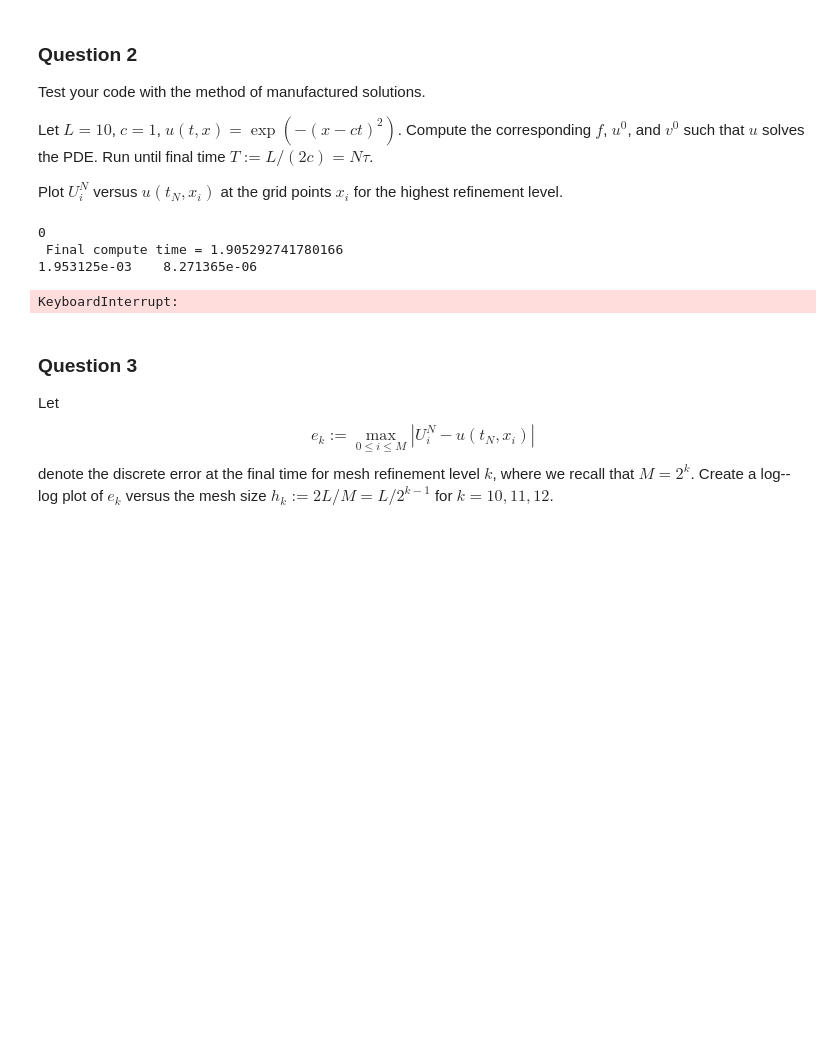
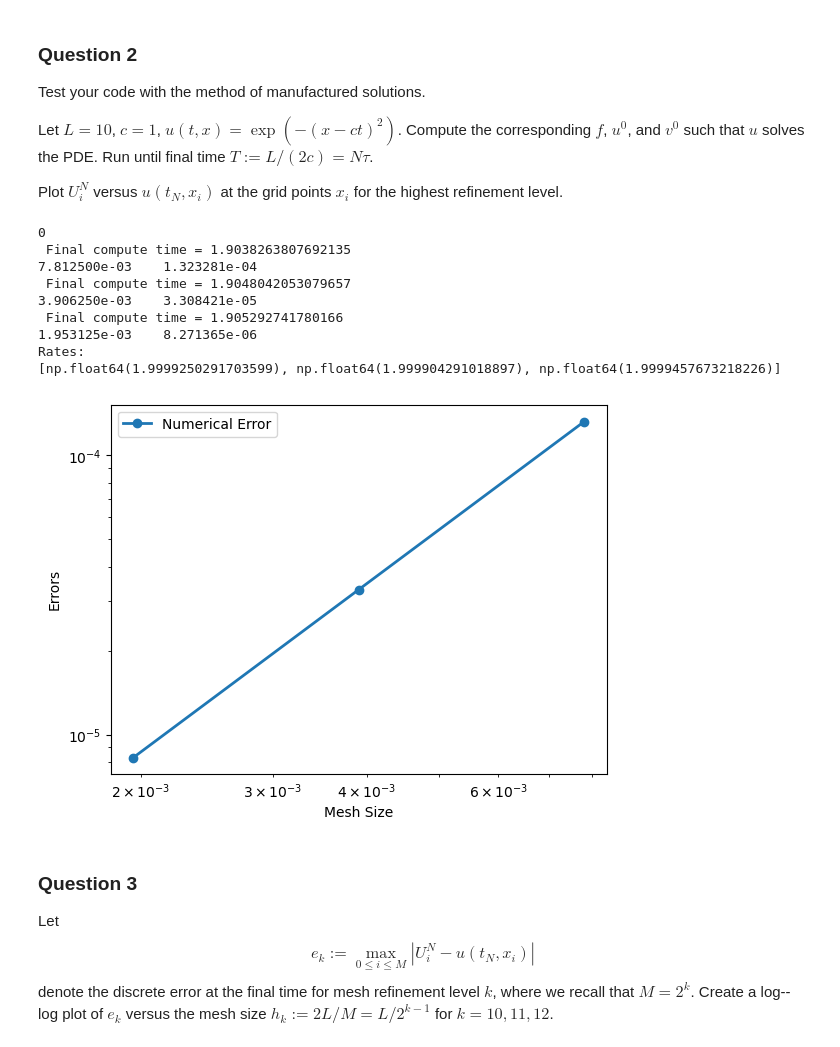
Before and after one commit to Gerbeset/pde_summer_school_2026_solitons, a Jupyter notebook: maya/soliton_project_template2.ipynb, the cells around one changed output. Drawn from its saved outputs; the diff is of its cells as text; code cells hidden in the pictures; blank space fills up the shorter version.

```diff
--- a/maya/soliton_project_template2.ipynb
+++ b/maya/soliton_project_template2.ipynb
@@ -20,7 +20,7 @@ $$
 ### Question 1
 Implement the finite difference scheme above for the wave equation with periodic boundary conditions.
 # %%
-def solve_wave_equation(L=1, c=1, k=12, boundary_type = "periodic", u_0 = u_0, v_0=v_0, f=f):
+def solve_wave_equation(L=1, c=1, k=12, boundary_type = "periodic", u_0=None, v_0=None, f=None):
     a = -L
     b = L
     T = (2 * np.pi) / np.sqrt((np.pi**2) + 1)
@@ -146,38 +146,50 @@ def test_wave_equation():
     b = L
     h_list = []
     e_list = []
+    rate_list = []
 
-    k_vals = [10,11,12]
+    k_vals = [8,9,10]
     for K in k_vals:
         M = 2**K
         h = (b - a) / (M)
         h_list.append(h)
 
         xs = [a + i * h for i in range(M + 1)]
         U_exact = [u_exact(x, T_new) for x in xs]
 
         U = solve_wave_equation(L = L, c = c, k = K, boundary_type = "periodic", u_0 = u_0, v_0 = v_0, f = f)
 
         E_M = max([abs(U_exact[i] - U[i, -1]) for i in range (M + 1)])
         e_list.append(E_M)
         print("{:e}\t{:e}".format(h, E_M))
 
+    for j in [0,1,2]:
+        r_k = np.log(e_list[j]/e_list[j-1])/np.log(h_list[j]/h_list[j-1])
+        rate_list.append(r_k)
 
+    print("Rates: ")
+    print(rate_list)
 
 
     plt.loglog(h_list, e_list, linestyle='-', marker='o', linewidth=2, label="Numerical Error")
     plt.xlabel("Mesh Size")
     plt.ylabel("Errors")
     plt.legend()
     plt.show()
 
 print(mms())
 test_wave_equation()
 # %% [output]
 0
+ Final compute time = 1.9038263807692135
+7.812500e-03    1.323281e-04
+ Final compute time = 1.9048042053079657
+3.906250e-03    3.308421e-05
  Final compute time = 1.905292741780166
 1.953125e-03    8.271365e-06
+Rates:
+[np.float64(1.9999250291703599), np.float64(1.999904291018897), np.float64(1.9999457673218226)]
-KeyboardInterrupt:
+[figure, added]
 # %% [markdown]
 ### Question 3
 Let
```
Also changed, not shown: parts of 3 cells of this notebook.
